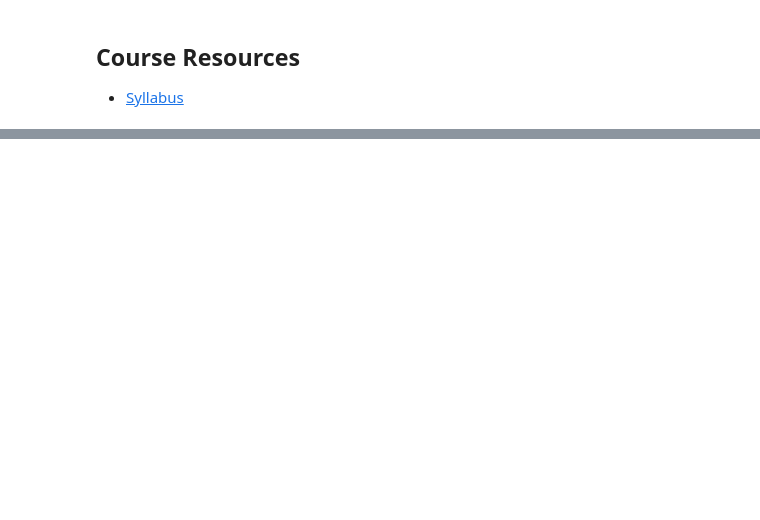
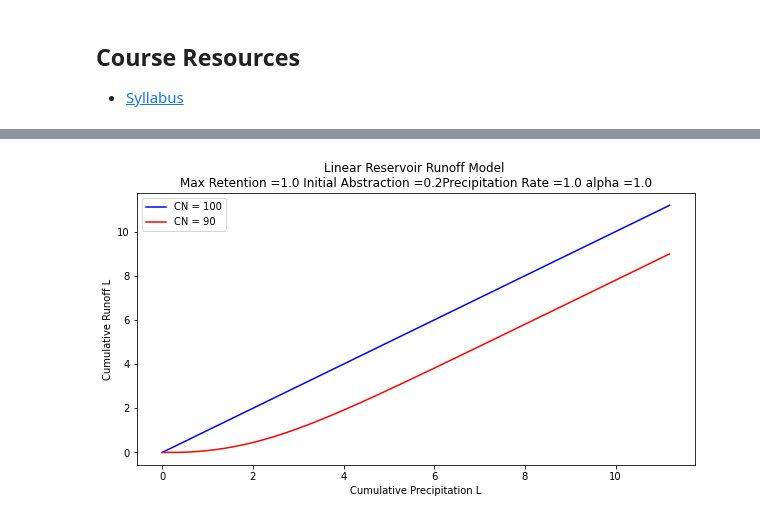
Before and after one commit to dustykat/ce-3354-webroot, a Jupyter notebook: ce-3354-webbook-2024/my3354notes/_build/jupyter_execute/lessons/12-RainfallRunoff/RainfallRunoff.ipynb, the cells around one changed output, grey strips where cells are left out. Cells and saved outputs as stored; diff of their text form; code cells hidden in the pictures; blank space fills up the shorter version.

```diff
--- a/ce-3354-webbook-2024/my3354notes/_build/jupyter_execute/lessons/12-RainfallRunoff/RainfallRunoff.ipynb
+++ b/ce-3354-webbook-2024/my3354notes/_build/jupyter_execute/lessons/12-RainfallRunoff/RainfallRunoff.ipynb
@@ -30,0 +261,45 @@
+# %%
+# structural simulation need units for practical applications
+import math
+howmany = 1000
+CN = 90
+alpha = (100-CN)/10 #watershed discharge conversion constant
+peein = 1.0
+abstraction = 0.2
+retention = 0.0
+maxretention = 1.0
+
+def qfunc(inflow,time,alpha):
+    qfunc = inflow*(1.0-math.exp(-time/alpha))
+    return(qfunc)
+
+qnow = [0 for i in range(howmany)]
+pnow = [0 for i in range(howmany)]
+rnow = [0 for i in range(howmany)]
+time = [0 for i in range(howmany)]
+deltat = 0.01 # time step value
+# time zero values
+qnow[0]=peein*time[0]+peein*alpha*math.exp(-time[0]/alpha)-peein*alpha
+for itime in range(1,howmany):
+    time[itime] = deltat+time[itime-1]
+    qnow[itime]=peein*time[itime]+peein*alpha*math.exp(-time[itime]/alpha)-peein*alpha
+    rnow[itime]=alpha*qfunc(peein,time[itime],alpha)
+    pnow[itime]=peein*time[itime]+abstraction+rnow[itime]
+
+
+
+import matplotlib.pyplot # the python plotting library
+myfigure = matplotlib.pyplot.figure(figsize = (10,5)) # generate a object from the figure class, set aspect ratio
+
+# Built the plot
+matplotlib.pyplot.plot(pnow, pnow, color ='blue')
+matplotlib.pyplot.plot(pnow, qnow, color ='red')
+#matplotlib.pyplot.plot(time, dsnow, color ='green')
+matplotlib.pyplot.xlabel("Cumulative Precipitation L")
+matplotlib.pyplot.ylabel("Cumulative Runoff L")
+matplotlib.pyplot.title("Linear Reservoir Runoff Model \n"+"Max Retention ="+str(maxretention)+
+                        " Initial Abstraction ="+str(abstraction)+"Precipitation Rate ="+str(peein)+" alpha ="+str(alpha) )
+matplotlib.pyplot.legend(["CN = 100","CN = "+str(CN),"Delta Storage"])
+matplotlib.pyplot.show()
+# %% [output]
+[figure, added]
```
Also changed, not shown: parts of 14 cells of this notebook, 22 other files.
